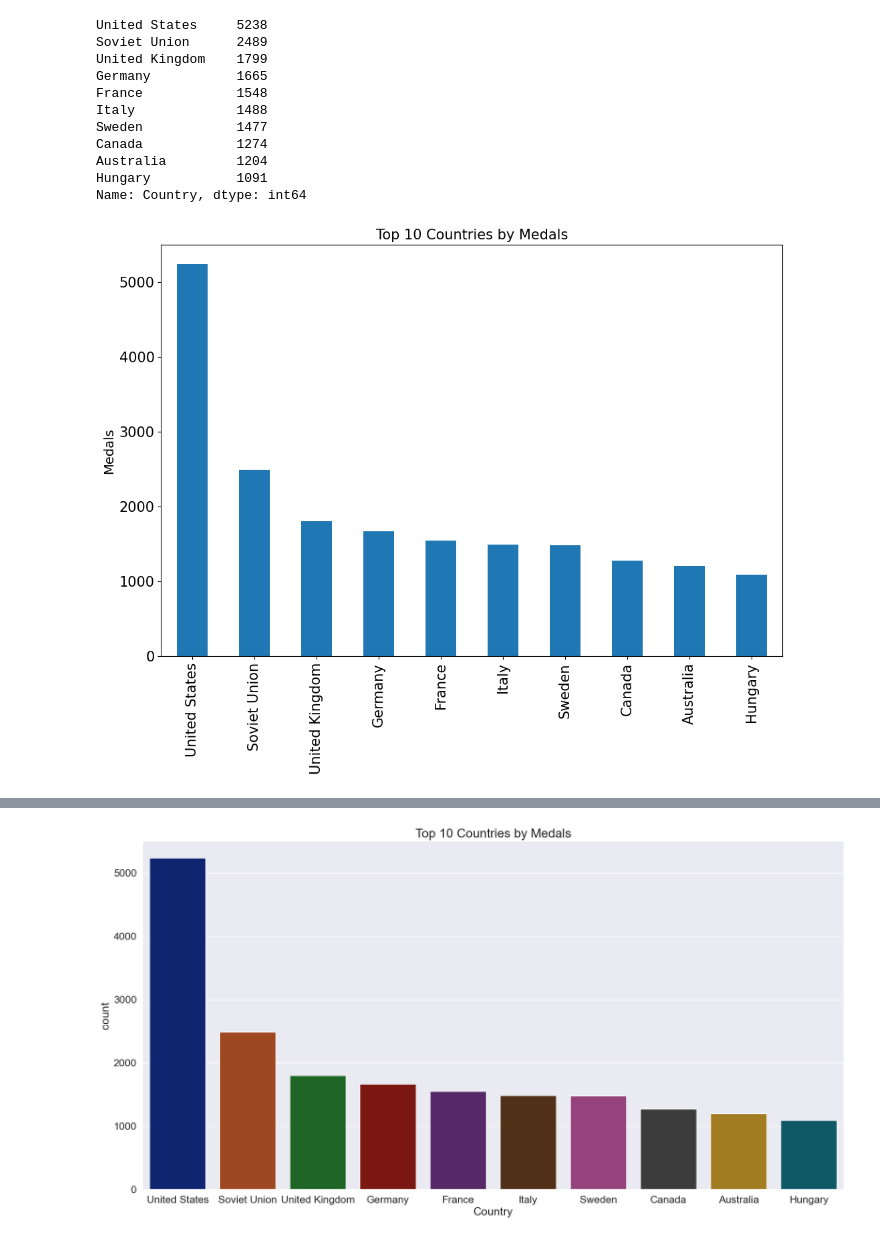
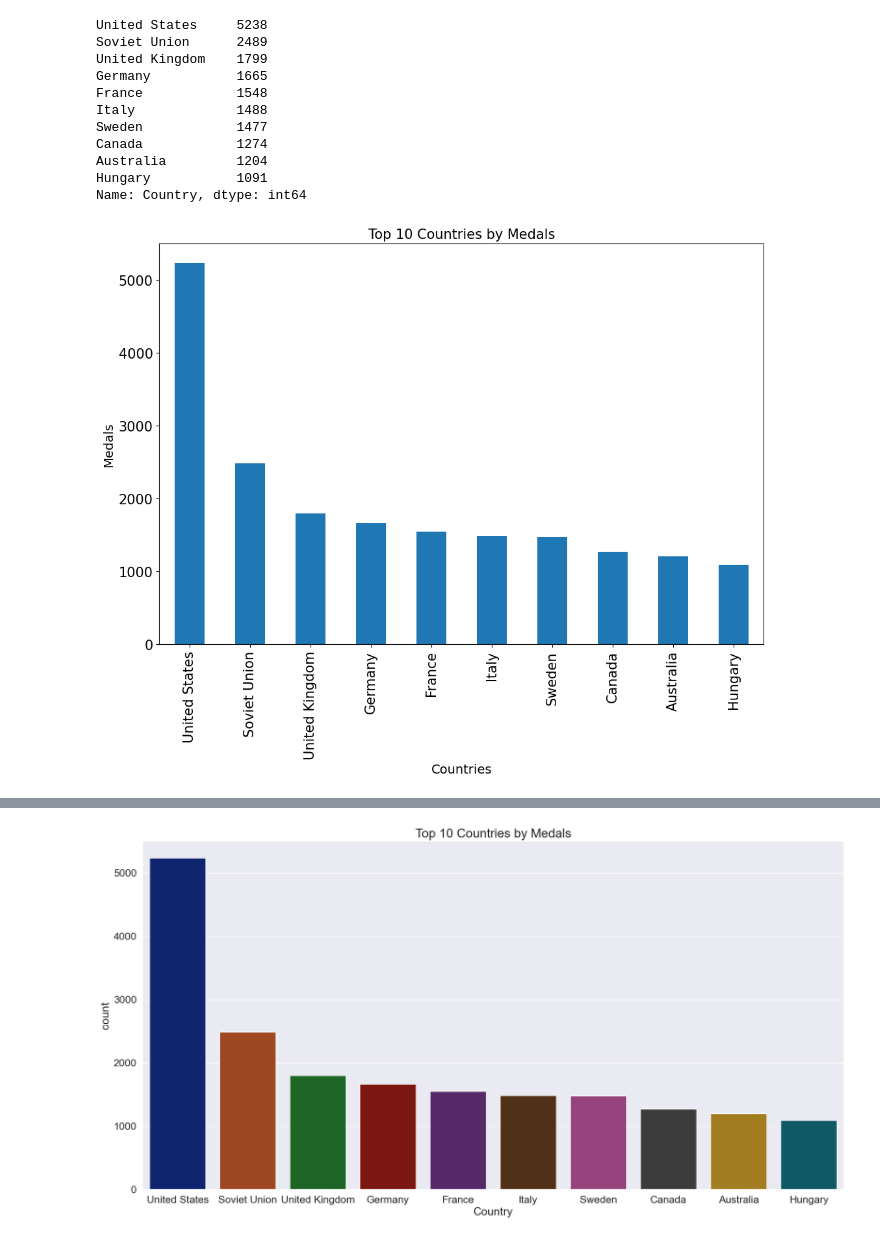
Before and after one commit to NidhiTheBerde/Project_12_Materials, a Jupyter notebook: Project_12_Olympic_Medals.ipynb, the cells around one changed output, grey strips where cells are left out. Saved outputs shown, nothing was run; the diff lists cells and outputs as text; code cells hidden in the pictures.

```diff
--- a/Project_12_Olympic_Medals.ipynb
+++ b/Project_12_Olympic_Medals.ipynb
@@ -339,7 +345,7 @@ SGP       4
 IOP       3
 Name: Code, dtype: int64
 # %%
-old_c = olympics.loc[olympics.Country.isnull(), :].Code.value_counts().index
+old_c = olympics.loc[olympics.Country.isnull()].Code.value_counts().index
 old_c
 # %% [output]
 Index(['URS', 'GDR', 'ROU', 'FRG', 'TCH', 'YUG', 'EUN', 'EUA', 'ZZX', 'SRB',
@@ -597,10 +593,11 @@ Name: Country, dtype: int64
 # %%
 top_10.plot(kind = "bar", fontsize = 15, figsize=(12,8))
 plt.title("Top 10 Countries by Medals", fontsize = 15)
 plt.ylabel("Medals", fontsize = 14)
+plt.xlabel("Countries", fontsize = 14)
 plt.show()
 # %% [output]
-[figure, old version]
+[figure, new version]
 # %%
 olympics_10 = olympics[olympics.Country.isin(top_10.index)]
 olympics_10
```
Also changed, not shown: parts of 107 cells of this notebook.
